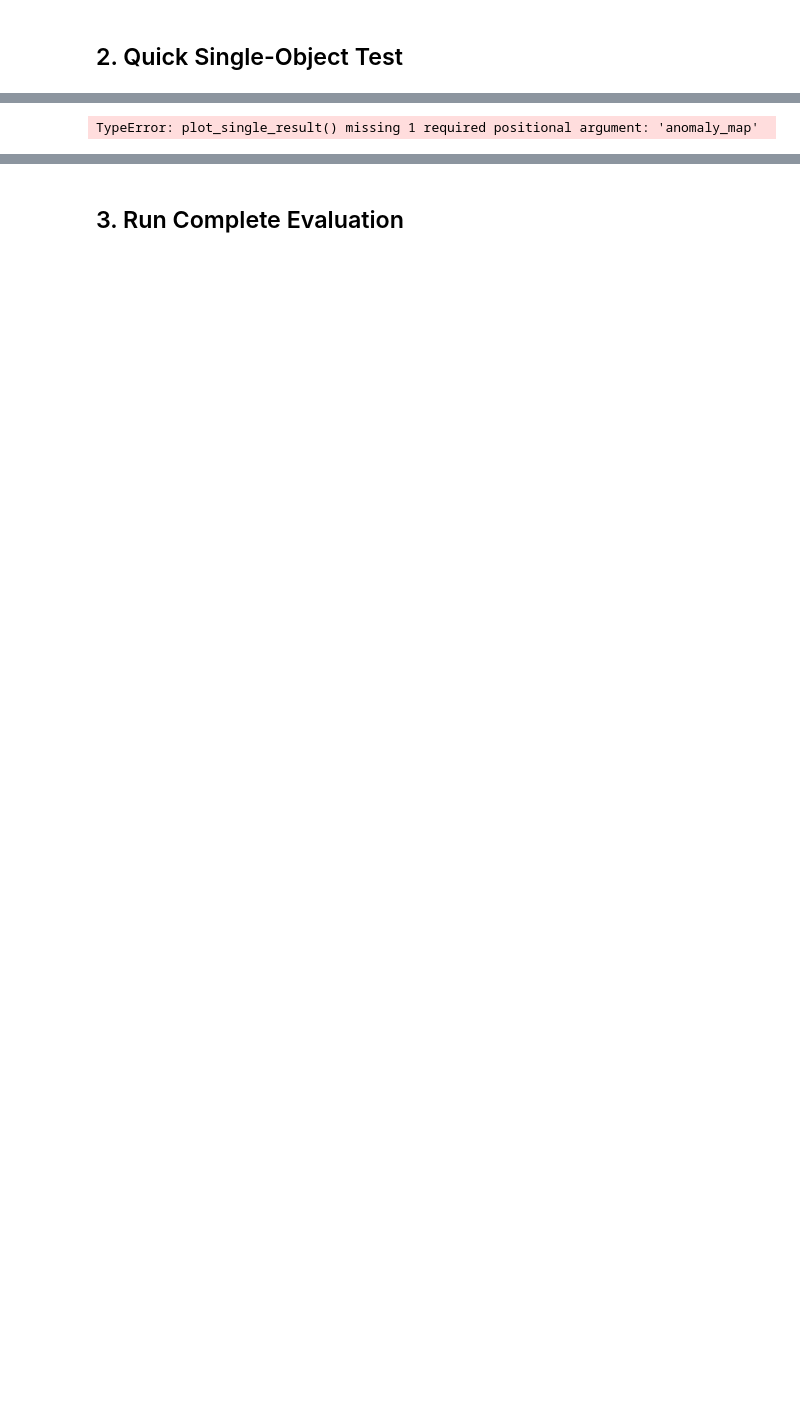
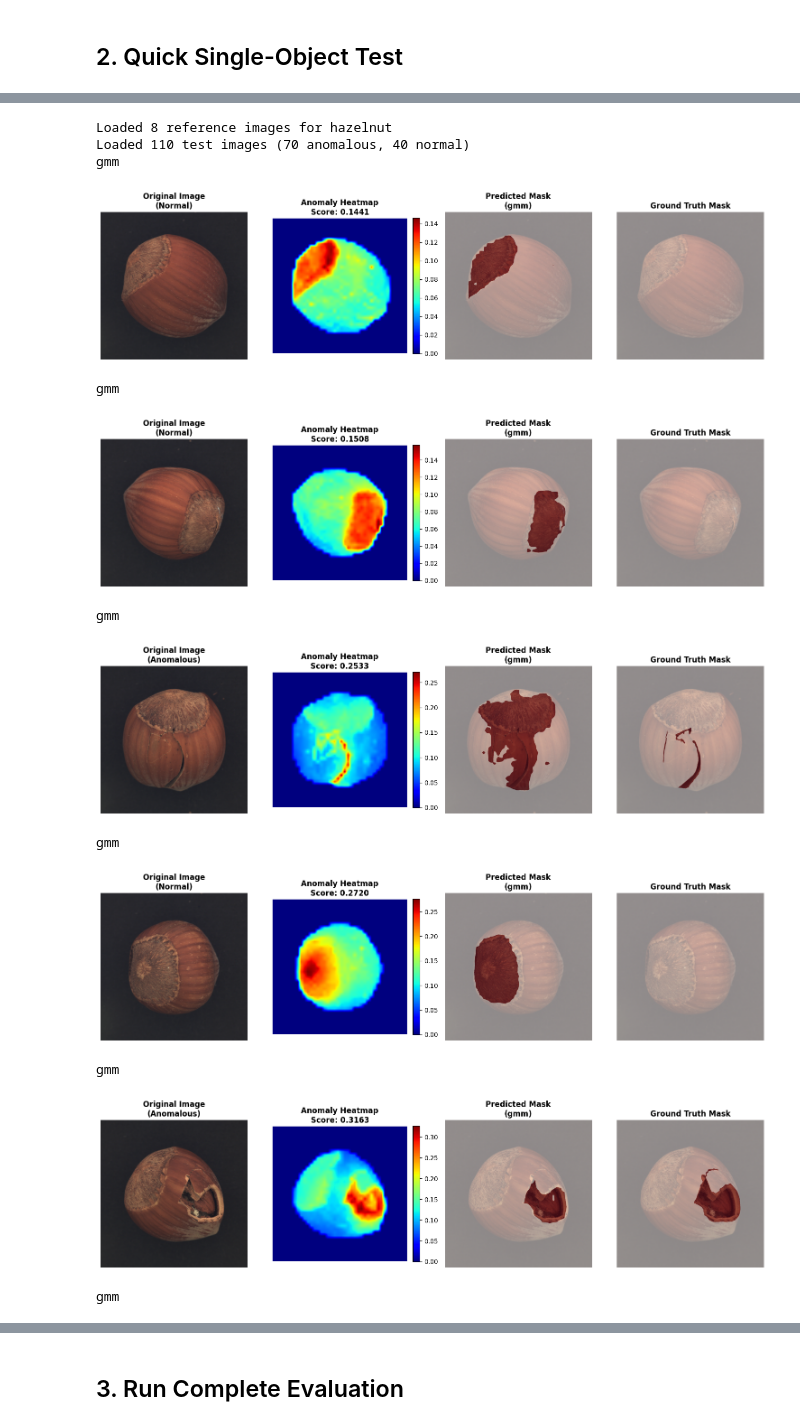
Before and after one commit to KostyalBalint/02456-deep-learning-final-project, a Jupyter notebook: evaluation.ipynb, the cells around one changed output, grey strips where cells are left out. Drawn from its saved outputs; the diff is of its cells as text; code cells hidden in the pictures; blank space fills up the shorter version.

Commit message:
Refactor + evaluation

```diff
--- a/evaluation.ipynb
+++ b/evaluation.ipynb
@@ -28,12 +26,15 @@ plt.rcParams['figure.dpi'] = 100
 CONFIG = {
     'model_name': 'facebook/dinov3-vits16-pretrain-lvd1689m',
     'smaller_edge_size': 640,
-    'k_values': [1, 2, 4, 8],
+    'k_values': [1, 2], #[1, 2, 4, 8]
     'objects': None,  # None = all, or ['bottle', 'hazelnut']
-    'use_rotation': False,
-    'use_masking': False,
+    'use_rotation': True,
+    'use_masking': True,
+    'masking_method': "pca",
+    'segmentation_method': 'gmm',
     'k_neighbors': 3,
-    'output_dir': Path('evaluation_results_clean')
+    'output_dir': Path('evaluation_results_clean'),
+    'objects': ["hazelnut"]
 }
 
 CONFIG['output_dir'].mkdir(exist_ok=True)
@@ -67,10 +69,16 @@ Smaller edge size: 640
 test_result = run_single_object(
     method_fn=run_few_shot,
     model=model,
-    dataset_path=dataset_path,
+    dataset_path=Path(dataset_path),
     object_name='hazelnut',
-    k=8,
-    method_kwargs={'use_rotation': CONFIG['use_rotation'], 'use_masking': CONFIG['use_masking'], 'k_neighbors': CONFIG['k_neighbors']}
+    k=2,
+    method_kwargs={
+        'use_rotation': CONFIG['use_rotation'],
+        'use_masking': CONFIG['use_masking'],
+        'masking_method': CONFIG['masking_method'],
+        'segmentation_method': CONFIG['segmentation_method'],
+        'k_neighbors': CONFIG['k_neighbors']
+    }
 )
 
 print('Metrics:')
@@ -93,4 +101,30 @@ Metrics:
-# %%
-test_result
-# %% [output]
-TypeError: plot_single_result() missing 1 required positional argument: 'anomaly_map'
+# %%
+# Visualize a grid of results
+from evaluation.visualization import plot_result_grid
+
+ref_images, test_images, test_labels, test_masks = load_mvtec_data(
+  dataset_path,
+  'hazelnut',
+)
+plot_result_grid(
+  results=test_result,
+  test_images=test_images,
+  test_labels=test_labels,
+  test_masks=test_masks,
+  sigma=0,
+  num_display=6,  # number of examples to show
+)
+# %% [output]
+Loaded 8 reference images for hazelnut
+Loaded 110 test images (70 anomalous, 40 normal)
+gmm
+[figure, added]
+gmm
+[figure, added]
+gmm
+[figure, added]
+gmm
+[figure, added]
+gmm
+[figure, added]
+gmm
```
Also changed, not shown: parts of 24 cells of this notebook, 22 other files.
